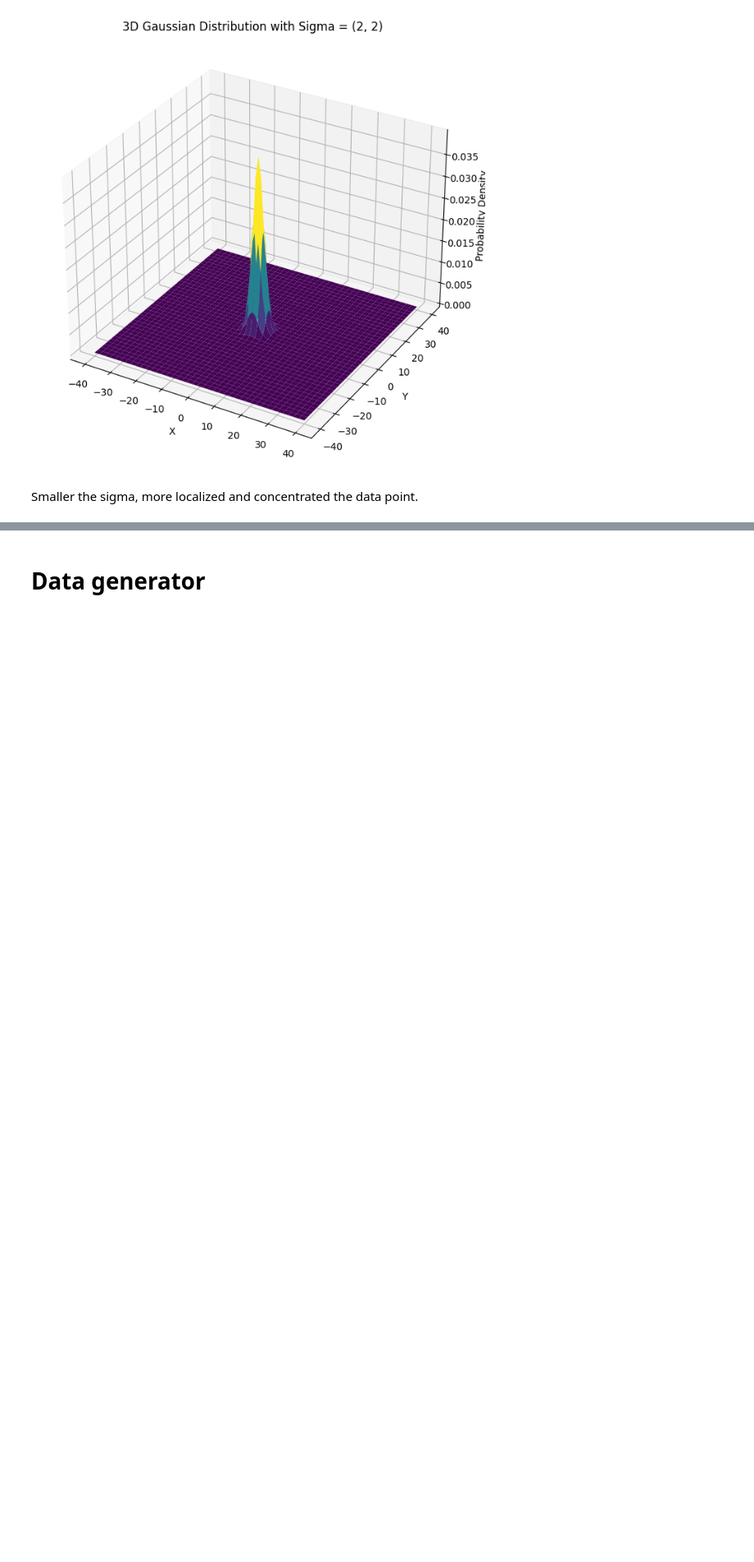
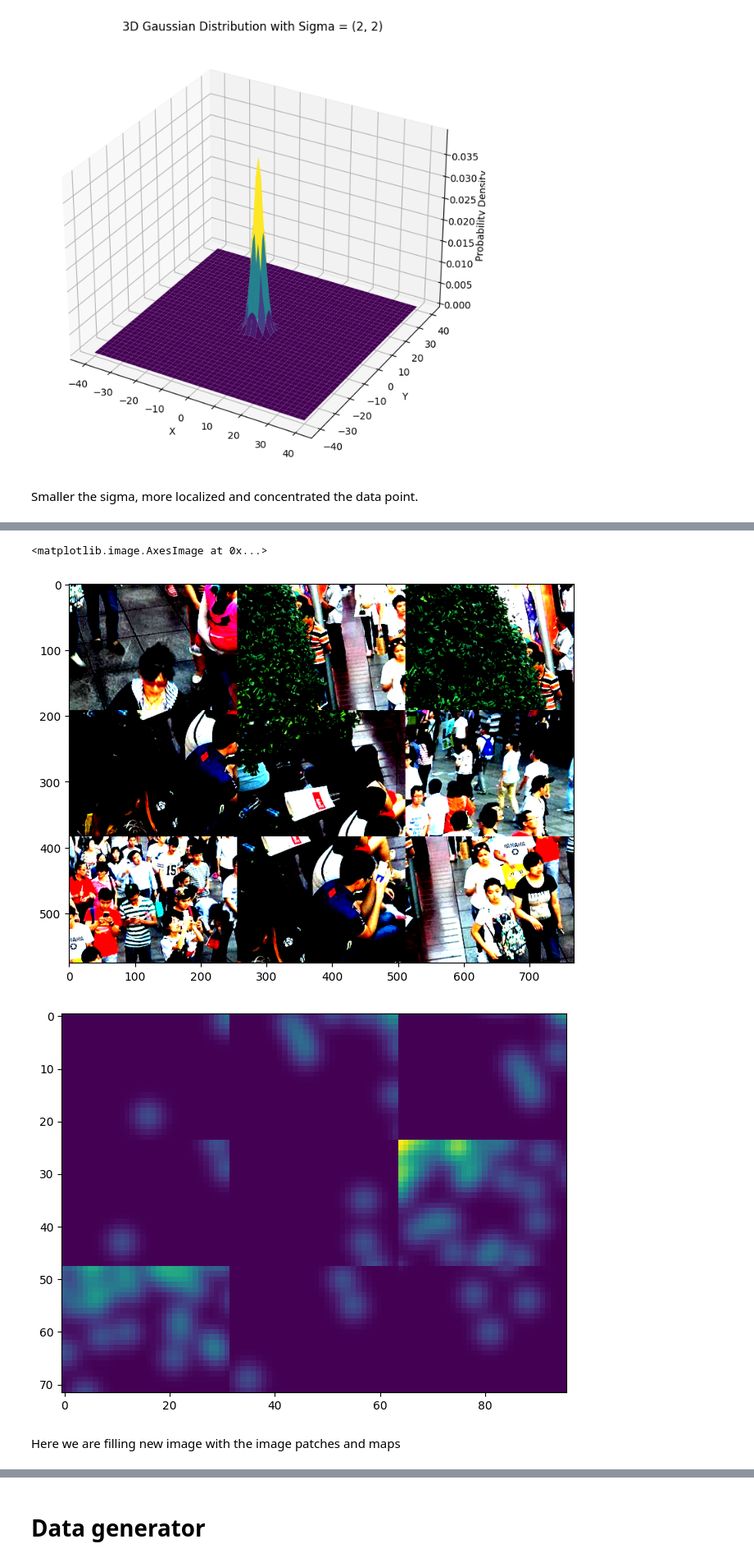
Before and after one commit to rakibulhaque9954/sec-21-Shanghaitech_dataset, a Jupyter notebook: sec_21_Shanghaitech_dataset.ipynb, the cells around one changed output, grey strips where cells are left out. Shown at 82% size. Drawn from its saved outputs; the diff is of its cells as text; code cells hidden in the pictures; blank space fills up the shorter version.

```diff
--- a/sec_21_Shanghaitech_dataset.ipynb
+++ b/sec_21_Shanghaitech_dataset.ipynb
@@ -246,0 +235,6 @@ Smaller the sigma, more localized and concentrated the data point.
+# %%
+IN_H = IN_X = 768
+IN_W = IN_Y = 1024
+# %%
+def get_rand(min_val, max_val):
+  return tf.random.uniform((1,), minval = min_val, maxval = max_val, dtype = tf.int32)[0].numpy()
@@ -246,0 +278,3 @@ Smaller the sigma, more localized and concentrated the data point.
+# %%
+patch_1, patch_2 = get_patches(IN_H, IN_W)
+print(patch_1, patch_2)
@@ -246,0 +301,55 @@ Smaller the sigma, more localized and concentrated the data point.
+# %%
+IN ='IMG_1'
+
+im_array=img_to_array(load_img(train_images + IN + '.jpg',target_size=(IN_X,IN_Y)))
+im_array/=255.0
+
+im_array[:,:,0] = (im_array[:,:,0]-np.mean(im_array[:,:,0]))/np.std(im_array[:,:,0])
+im_array[:,:,1] = (im_array[:,:,1]-np.mean(im_array[:,:,1]))/np.std(im_array[:,:,1])
+im_array[:,:,2] = (im_array[:,:,2]-np.mean(im_array[:,:,2]))/np.std(im_array[:,:,2])
+
+im_patch = []
+
+for i in range(9):
+  im_patch.append(im_array[patch_1[i][0] : patch_1[i][2], patch_1[i][1] : patch_1[i][3]])
+
+im_patch = tf.constant(im_patch)
+mat = scipy.io.loadmat(train_maps+ 'GT_' + IN + '.mat')
+
+points = mat['image_info'][0][0][0][0][0]
+points /= SUBSAMPLING_FACTOR
+y = get_density_map_gaussian(im_array, points, gaussian_radius = 5)
+
+map_patch = []
+
+for i in range(9):
+  map_patch.append(y[patch_2[i][0] : patch_2[i][2], patch_2[i][1] : patch_2[i][3]])
+
+map_patch = tf.constant(map_patch)
+
+im_new = np.zeros([576, 768, 3])
+
+for i in range(3):
+  im_new[0 : 0 + 192, (i *256) : (i *256) + 256] = im_patch[3 * i]
+
+  im_new[192 : 192 + 192, (i *256) : (i *256) + 256] = im_patch[3 * i + 1]
+
+  im_new[(2 * 192) : (2 * 192) + 192, (i *256) : (i *256) + 256] = im_patch[3 * i + 2]
+
+map_new = np.zeros([576//8, 768//8])
+
+for i in range(3):
+  map_new[0 : 0 + 192//8, (i *256//8) : (i * 256//8) + 256//8] = map_patch[3 * i]
+
+  map_new[192//8 : 192//8 + 192//8, (i *256//8) : (i *256//8) + 256//8] = map_patch[3 * i + 1]
+
+  map_new[(2 * 192//8) : (2 * 192//8) + 192//8, (i *256//8) : (i *256//8) + 256//8] = map_patch[3 * i + 2]
+
+
+
+plt.figure(figsize=(10, 6))
+plt.imshow(im_new)
+
+plt.figure(figsize=(10, 6))
+plt.imshow(map_new)
+# %% [output]
@@ -246,0 +357,5 @@ Smaller the sigma, more localized and concentrated the data point.
+<matplotlib.image.AxesImage at 0x...>
+[figure, added]
+[figure, added]
+# %% [markdown]
+Here we are filling new image with the image patches and maps
```
Also changed, not shown: parts of 21 cells of this notebook.
